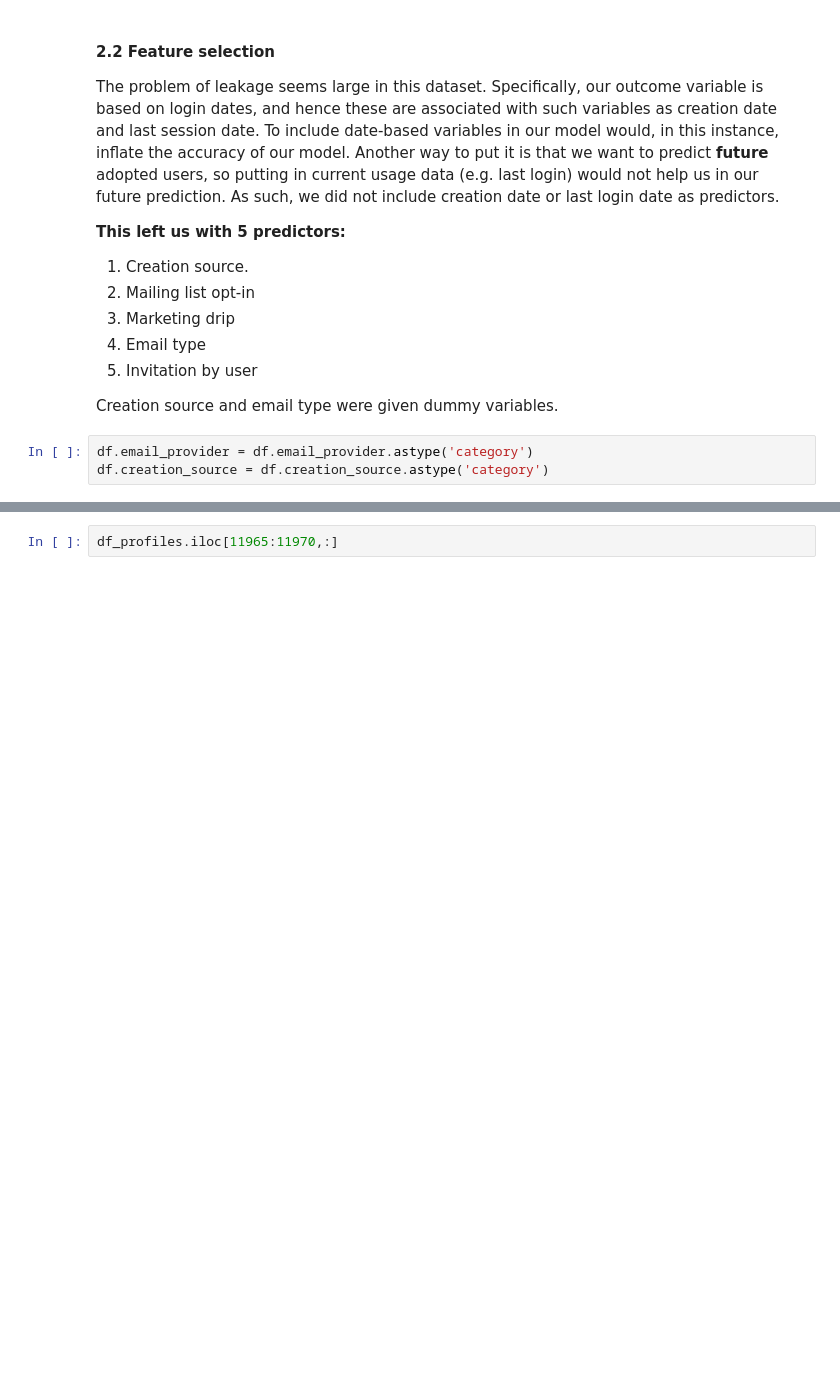
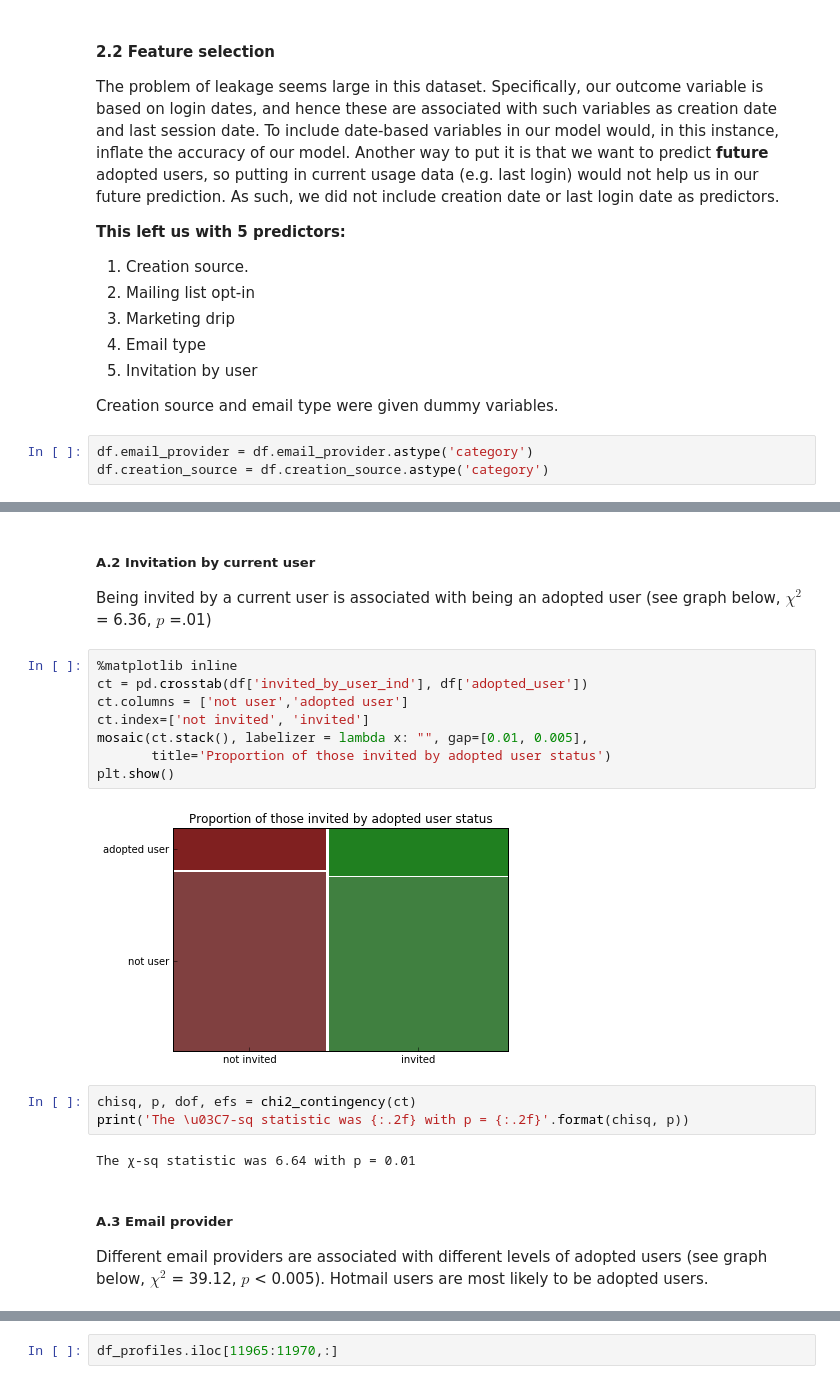
Before and after one commit to jpgerber/User-Adoption-Example, a Jupyter notebook: user_adoption_cleaner.ipynb, the cells around one changed output, grey strips where cells are left out. Cells and saved outputs as stored; diff of their text form; blank space fills up the shorter version.

```diff
--- a/user_adoption_cleaner.ipynb
+++ b/user_adoption_cleaner.ipynb
@@ -426,0 +387,21 @@ Do a violin plot by type
+# %% [markdown]
+##### A.2 Invitation by current user
+Being invited by a current user is associated with being an adopted user (see graph below, $\chi^2$ = 6.36, $p$ =.01)
+# %%
+%matplotlib inline
+ct = pd.crosstab(df['invited_by_user_ind'], df['adopted_user'])
+ct.columns = ['not user','adopted user']
+ct.index=['not invited', 'invited']
+mosaic(ct.stack(), labelizer = lambda x: "", gap=[0.01, 0.005],
+       title='Proportion of those invited by adopted user status')
+plt.show()
+# %% [output]
+[figure, added]
+# %%
+chisq, p, dof, efs = chi2_contingency(ct)
+print('The \u03C7-sq statistic was {:.2f} with p = {:.2f}'.format(chisq, p))
+# %% [output]
+The χ-sq statistic was 6.64 with p = 0.01
+# %% [markdown]
+##### A.3 Email provider
+Different email providers are associated with different levels of adopted users (see graph below, $\chi^2$ = 39.12, $p$ < 0.005). Hotmail users are most likely to be adopted users.
```
Also changed, not shown: parts of 49 cells of this notebook.
